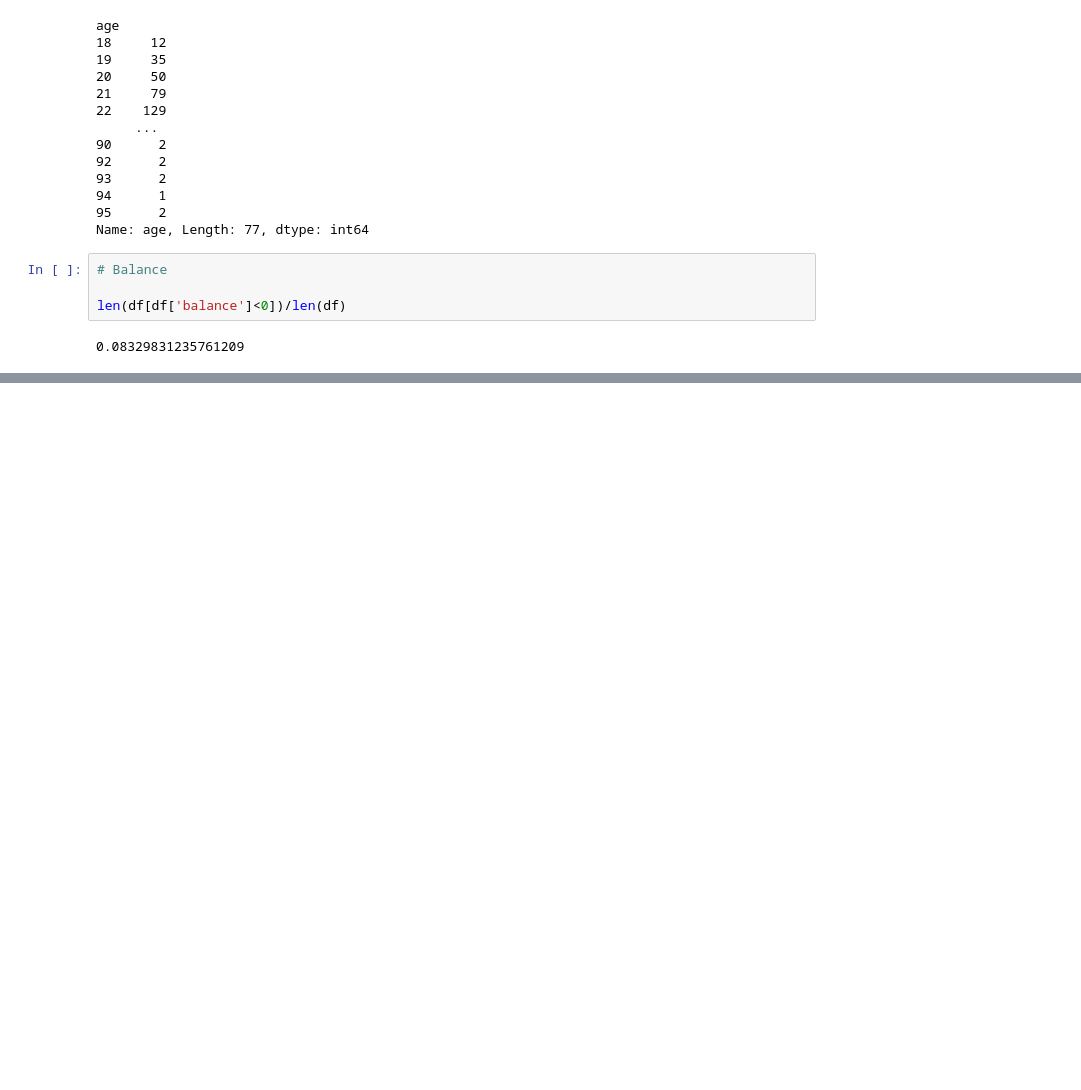
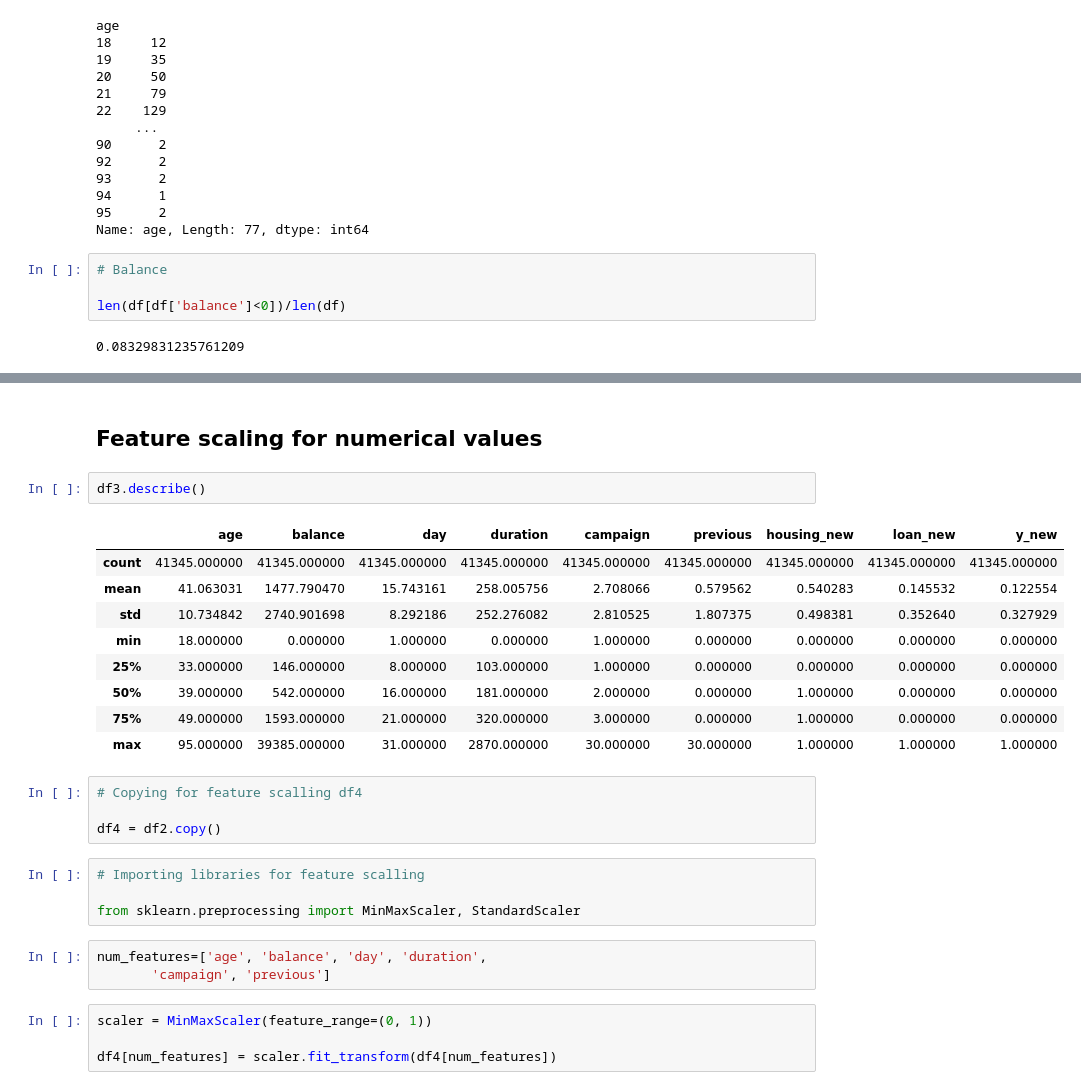
Before and after one commit to ashraful-shuvon/Machine_learning, a Jupyter notebook: Machine Learning Project - Predict Term Deposit Subscriptions/Predict Term Deposit Subscriptions.ipynb, the cells around one changed output, grey strips where cells are left out. Drawn from its saved outputs; the diff is of its cells as text; blank space fills up the shorter version.

```diff
--- a/Machine Learning Project - Predict Term Deposit Subscriptions/Predict Term Deposit Subscriptions.ipynb
+++ b/Machine Learning Project - Predict Term Deposit Subscriptions/Predict Term Deposit Subscriptions.ipynb
@@ -911,0 +924,29 @@ df2
+# %% [markdown]
+## Feature scaling for numerical values
+# %%
+df3.describe()
+# %% [output]
+|  | age | balance | day | duration | campaign | previous | housing_new | loan_new | y_new |
+| count | 41345.000000 | 41345.000000 | 41345.000000 | 41345.000000 | 41345.000000 | 41345.000000 | 41345.000000 | 41345.000000 | 41345.000000 |
+| mean | 41.063031 | 1477.790470 | 15.743161 | 258.005756 | 2.708066 | 0.579562 | 0.540283 | 0.145532 | 0.122554 |
+| std | 10.734842 | 2740.901698 | 8.292186 | 252.276082 | 2.810525 | 1.807375 | 0.498381 | 0.352640 | 0.327929 |
+| min | 18.000000 | 0.000000 | 1.000000 | 0.000000 | 1.000000 | 0.000000 | 0.000000 | 0.000000 | 0.000000 |
+| 25% | 33.000000 | 146.000000 | 8.000000 | 103.000000 | 1.000000 | 0.000000 | 0.000000 | 0.000000 | 0.000000 |
+| 50% | 39.000000 | 542.000000 | 16.000000 | 181.000000 | 2.000000 | 0.000000 | 1.000000 | 0.000000 | 0.000000 |
+| 75% | 49.000000 | 1593.000000 | 21.000000 | 320.000000 | 3.000000 | 0.000000 | 1.000000 | 0.000000 | 0.000000 |
+| max | 95.000000 | 39385.000000 | 31.000000 | 2870.000000 | 30.000000 | 30.000000 | 1.000000 | 1.000000 | 1.000000 |
+# %%
+# Copying for feature scalling df4
+
+df4 = df2.copy()
+# %%
+# Importing libraries for feature scalling
+
+from sklearn.preprocessing import MinMaxScaler, StandardScaler
+# %%
+num_features=['age', 'balance', 'day', 'duration',
+       'campaign', 'previous']
+# %%
+scaler = MinMaxScaler(feature_range=(0, 1))
+
+df4[num_features] = scaler.fit_transform(df4[num_features])
```
Also changed, not shown: parts of 84 cells of this notebook.
